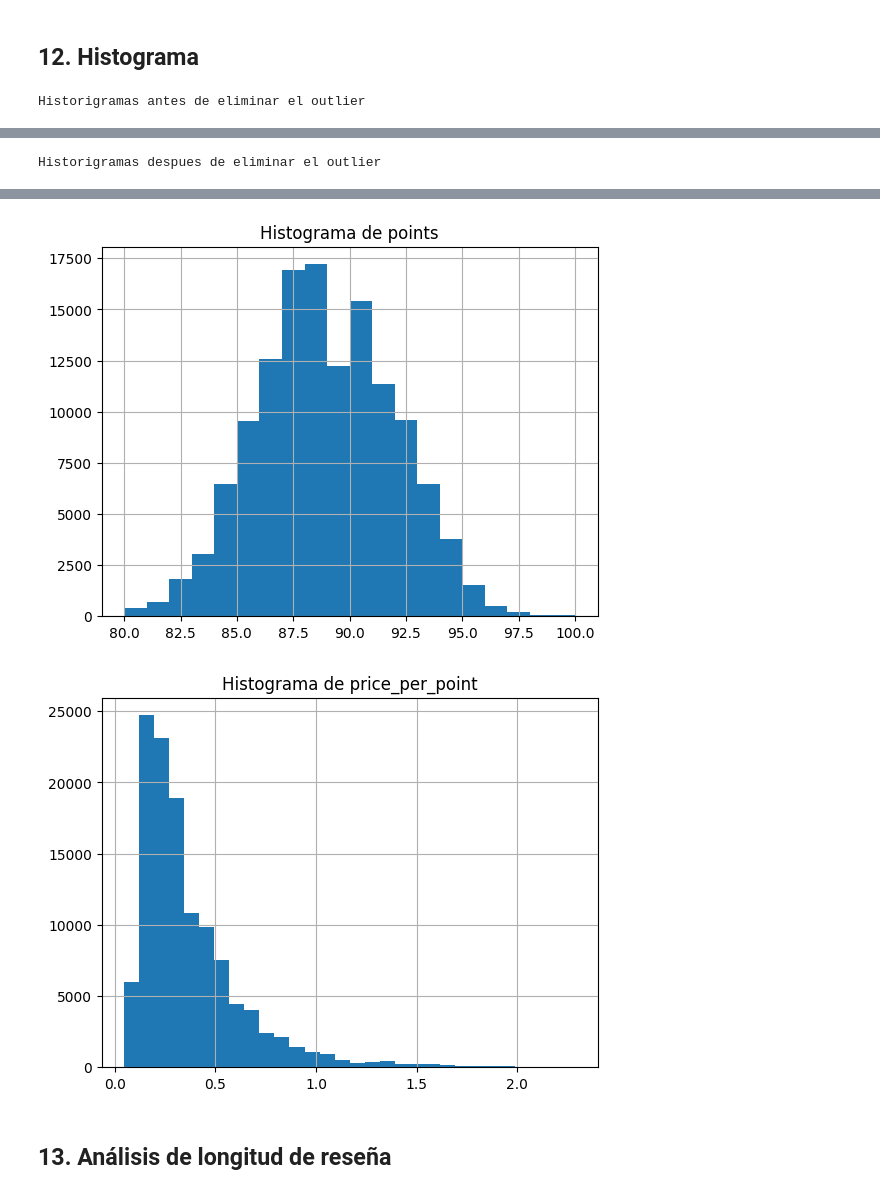
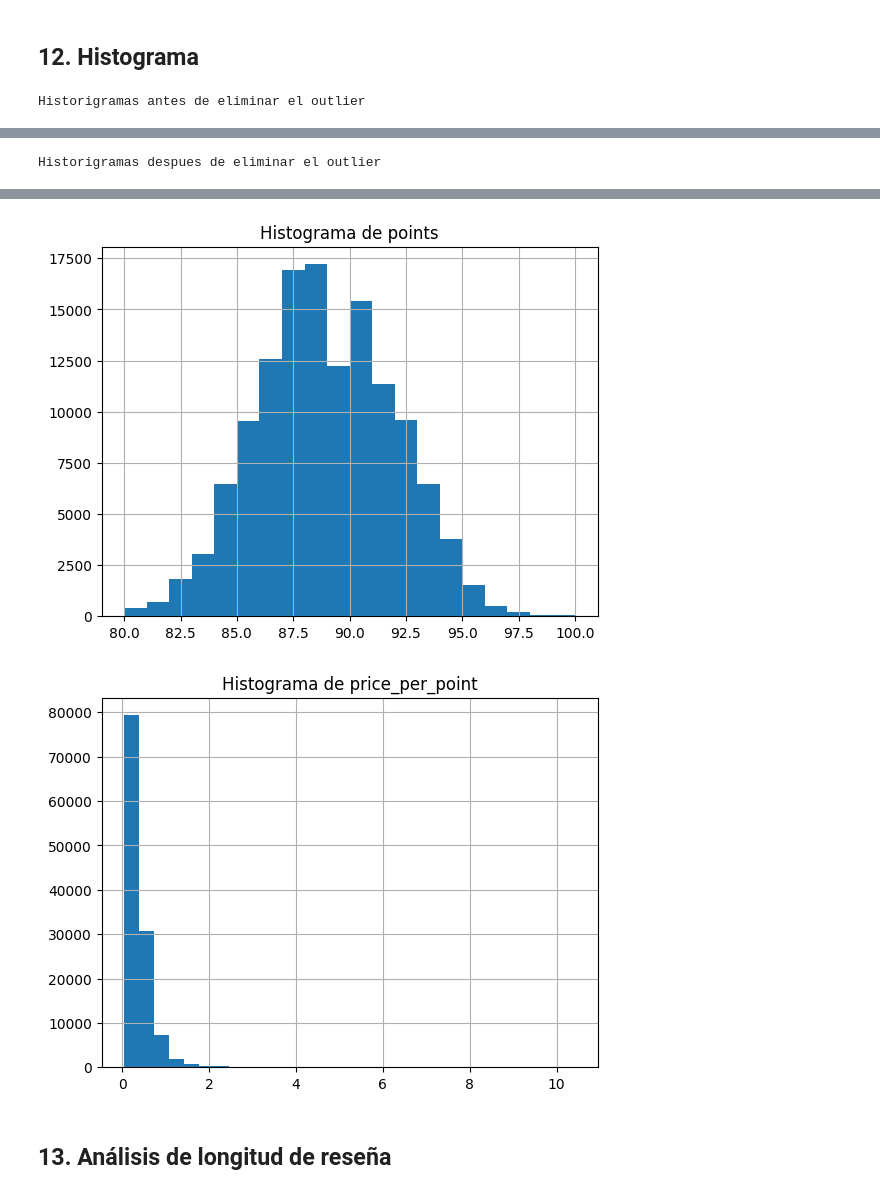
Before and after one commit to Dianathecoder/Wine-Tasting_Dataset, a Jupyter notebook: analisis2.ipynb, the cells around one changed output, grey strips where cells are left out. Drawn from its saved outputs; the diff is of its cells as text; code cells hidden in the pictures.

```diff
--- a/analisis2.ipynb
+++ b/analisis2.ipynb
@@ -442,7 +442,13 @@ Name: points, Length: 313, dtype: Float64
 
 
 #Verificar si los vinos con mayor points tienden a tener mayor price, sin contar el outlier.
-precio_filtrado = df[df["price"] < 3000]
+
+
+
+
+#Verificar correlación entre price y points usando NumPy (por ejemplo np.corrcoef()).
+
+precio_filtrado = df[df["price"] < 1000]
 cols=["price","points"]
 corr = precio_filtrado[cols].corr()
 print("Vinos que tienden a tener mayor price: ")
@@ -453,20 +459,45 @@ print(corr)
 df_con_precio = df[df['has_price'] == True].copy()
 df_con_precio["price_per_point"] = df_con_precio["price"] / df_con_precio["points"]
 
+
+
 # Viendo el historigrama eliminamos la columna del valor del vino de 3000
 
 # Tomar los outlier como los mayores de 200?, preguntar despues.
-df_filtrado = df[(df['has_price'] == True) & (df["price"] < 200)].copy()
+df_filtrado = df[(df['has_price'] == True) & (df["price"] < 1000)].copy()
 df_filtrado["price_per_point"] = df_filtrado["price"] / df_filtrado["points"]
 
 
 
-#convertir de a numero el tipo de vino
-#precio - tipo de vino - viñedo - pais
+df_mas_de_200 = len(df[df["price"] > 250])
+print("Hay cantidad de vinos que valen mas de 1000 euros: ", df_mas_de_200)
 
 
+# Hay 14 vinos con mas de 1000 euros de precio
+# Hay 454 vinos con mas de 250 euros de precio
+# Hay 129971 vinos en total
 
-#Verificar correlación entre price y points usando NumPy (por ejemplo np.corrcoef()).
+
+#convertir de a numero el tipo de vino, Crear una correlacion entre:
+
+#Crear una correlacion entre: precio - tipo de vino - viñedo - pais
+
+precio_filtrado = df[df["price"] < 1000].copy()
+
+# precio_variety = precio_filtrado.groupby("variety")["price"].median()
+# precio_winery = precio_filtrado.groupby("winery")
+# precio_country = precio_filtrado.groupby("country")["price"].median()
+
+precio_filtrado["variety_num"] = pd.factorize(precio_filtrado["variety"])[0]
+precio_filtrado["winery_num"] = pd.factorize(precio_filtrado["winery"])[0]
+precio_filtrado["country_num"] = pd.factorize(precio_filtrado["country"])[0]
+
+# Columnas para correlación
+cols = ["price", "variety_num", "winery_num", "country_num"]
+
+# Calcular matriz de correlación
+corr = precio_filtrado[cols].corr()
+print(corr)
 # %% [output]
 Vinos que tienden a tener mayor price:
            price    points
@@ -499,7 +536,7 @@ for c in cols:
 
 
 print("Historigramas despues de eliminar el outlier")
-precio_filtrado = df[(df['has_price'] == True) & (df["price"] < 200)]["price"]
+precio_filtrado = df[(df['has_price'] == True) & (df["price"] < 250)]["price"]
 price_per_point = df_filtrado["price_per_point"]
 
 cols = [precio_filtrado, points, price_per_point]
@@ -523,4 +560,4 @@ Historigramas despues de eliminar el outlier
 [figure]
-[figure, old version]
+[figure, new version]
 # %% [markdown]
 ## 13. Análisis de longitud de reseña
```
Also changed, not shown: parts of 3 cells of this notebook.
